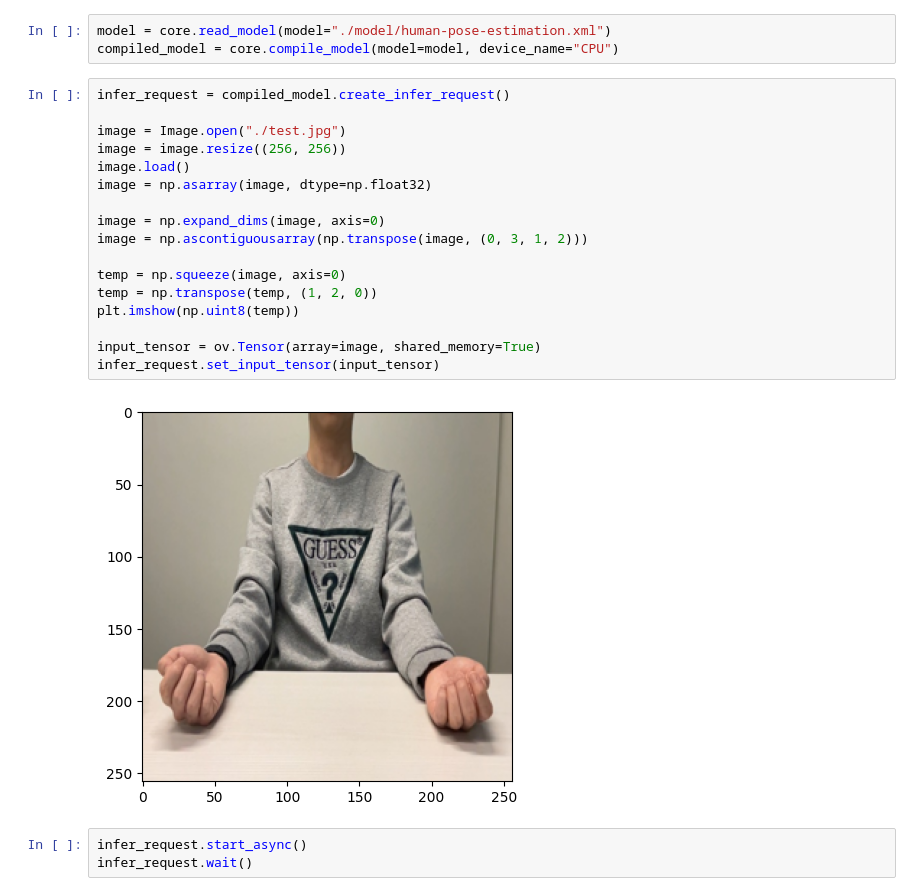
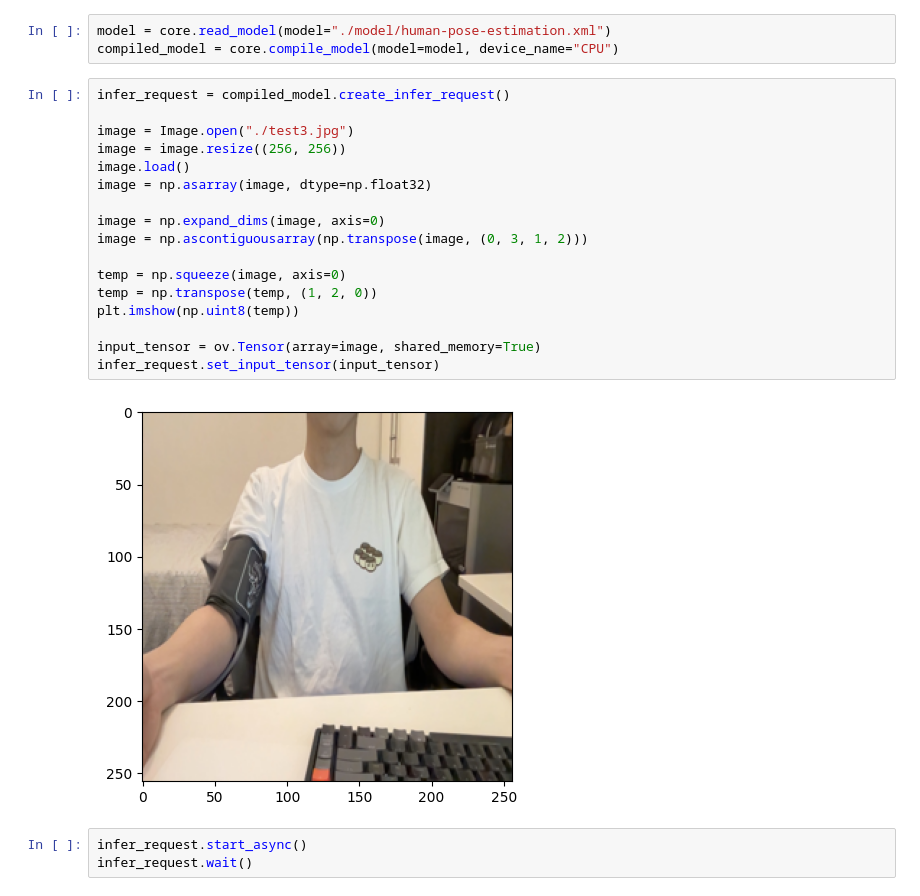
Before and after one commit to steven9909/mobile_health_segmentation, a Jupyter notebook: pose/scale_test.ipynb, the cells around one changed output. Saved outputs shown, nothing was run; the diff lists cells and outputs as text.

```diff
--- a/pose/scale_test.ipynb
+++ b/pose/scale_test.ipynb
@@ -16,22 +16,22 @@ compiled_model = core.compile_model(model=model, device_name="CPU")
 # %%
 infer_request = compiled_model.create_infer_request()
 
-image = Image.open("./test.jpg")
+image = Image.open("./test3.jpg")
 image = image.resize((256, 256))
 image.load()
 image = np.asarray(image, dtype=np.float32)
 
 image = np.expand_dims(image, axis=0)
 image = np.ascontiguousarray(np.transpose(image, (0, 3, 1, 2)))
 
 temp = np.squeeze(image, axis=0)
 temp = np.transpose(temp, (1, 2, 0))
 plt.imshow(np.uint8(temp))
 
 input_tensor = ov.Tensor(array=image, shared_memory=True)
 infer_request.set_input_tensor(input_tensor)
 # %% [output]
-[figure, old version]
+[figure, new version]
 # %%
 infer_request.start_async()
 infer_request.wait()
```
Also changed, not shown: parts of 5 cells of this notebook, 3 other files.
